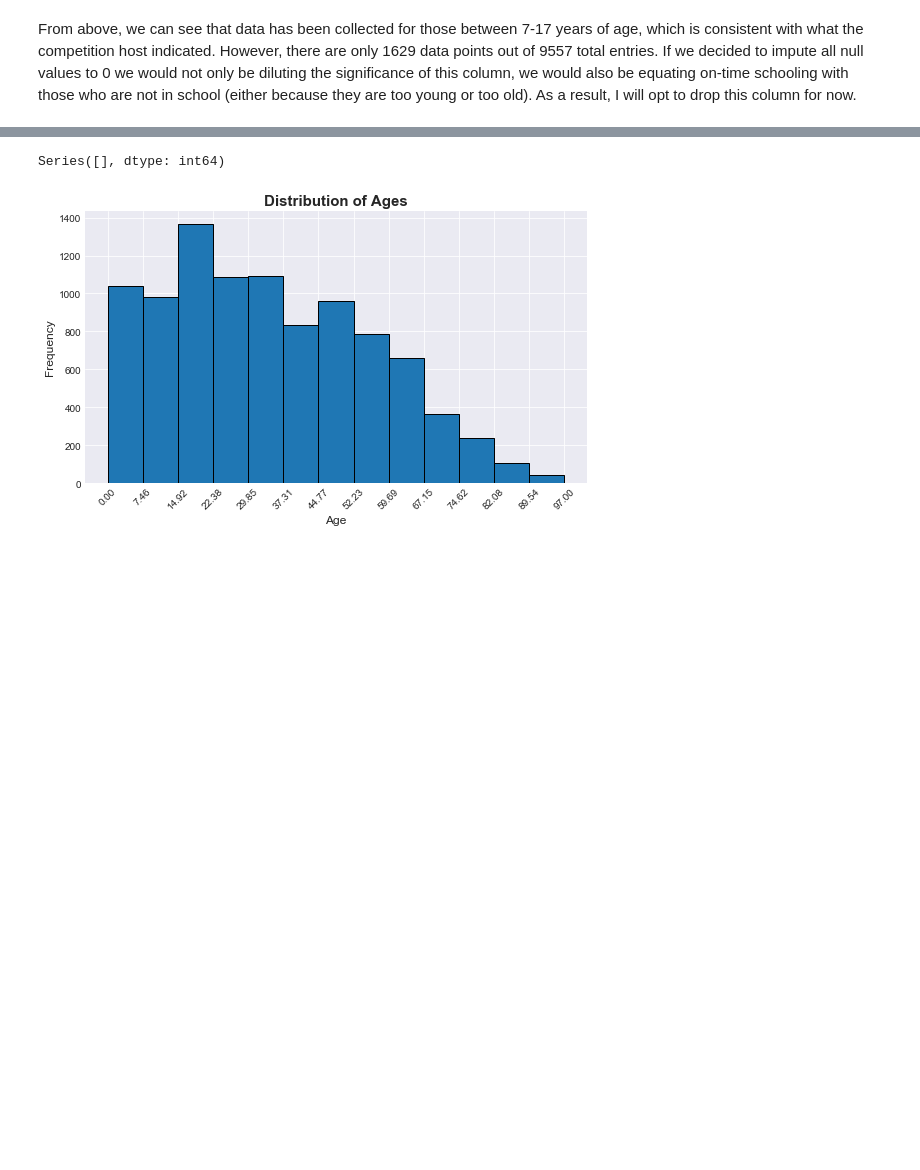
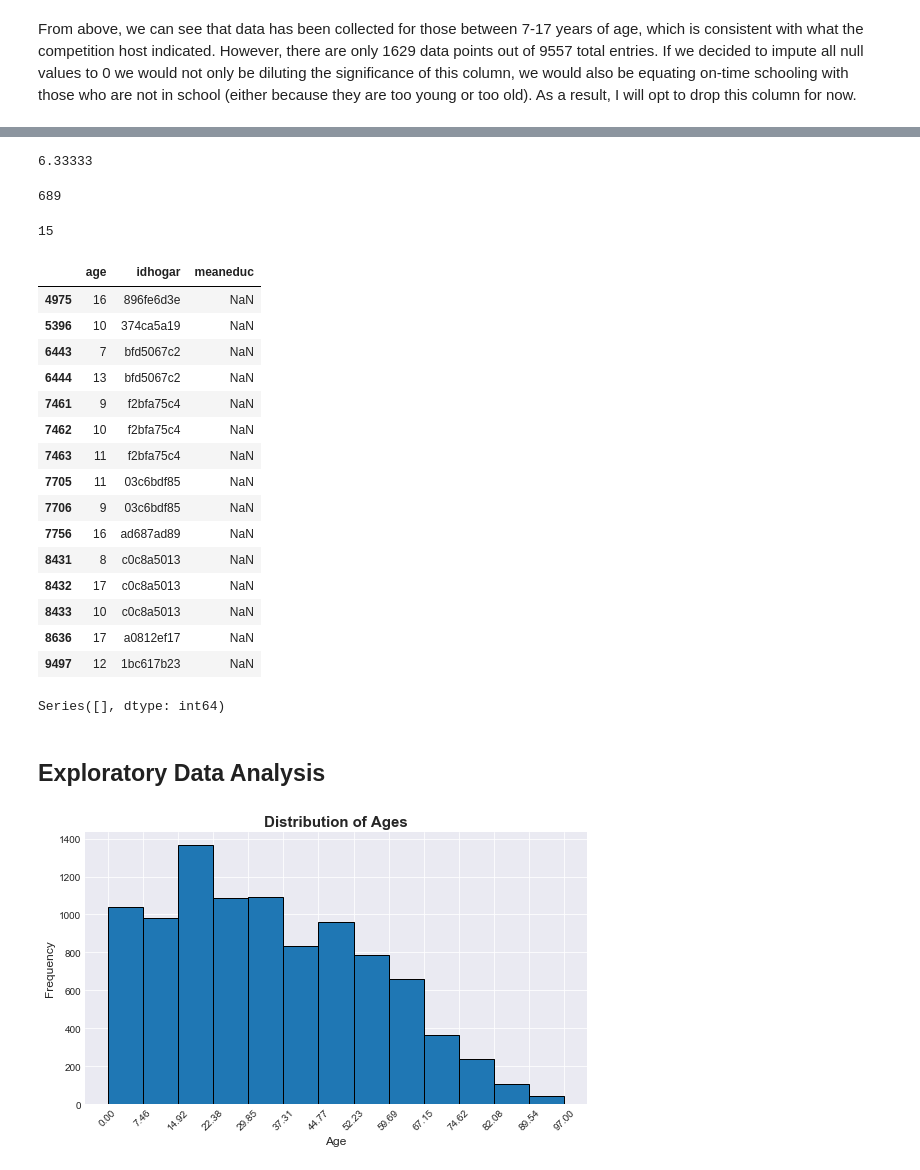
Before and after one commit to smakhijani/kaggle-costarica-poverty, a Jupyter notebook: EDA.ipynb, the cells around one changed output, grey strips where cells are left out. Saved outputs shown, nothing was run; the diff lists cells and outputs as text; code cells hidden in the pictures; blank space fills up the shorter version.

```diff
--- a/EDA.ipynb
+++ b/EDA.ipynb
@@ -212,5 +166,73 @@ train['meaneduc'].fillna(0, inplace = True)
-# %%
-# Lastly, we will look at sqbmeaned which stands for 'square of the mean years of education of adults 18+ in the HH
-# As this relates to the last variable we looked at, we will treat it the same way and impute the 5 nulls with 0
-
-train['sqbmeaned'].fillna(0, inplace = True)
+# %%
+round(train[(train['idhogar']=='51e901e19')&(train['age']>=18)]['escolari'].mean(), 5)
+# %% [output]
+6.33333
+# %%
+# The next column of concern, meaneduc, stands for average years of education for adults (18+)
+# According to the competition hosts, meaneduc is calculated by averaging the years of education for
+# all those over 18 in a househould
+# Before investigating the missing data points, we will check if the calculations are accurate
+
+household_list = []
+for household in train['idhogar'].unique():
+    avg_ed = train[(train['idhogar']==household)&(train['age']>=18)]['escolari'].mean()
+    train_mean_ed = train[(train['idhogar']==household)][['meaneduc']].values[0][0]
+
+    if avg_ed != train_mean_ed:
+        household_list.append(household)
+# %%
+# There seem to be 689 households with the incorrect meaneduc
+# Therefore, as we impute the null values in meaneduc with the calculated average years of education of those 18+, we
+# we will also correct the incorrect meaneduc's.
+
+len(household_list)
+# %% [output]
+689
+# %%
+# Create table of households and average years of education
+
+household_avg_ed = {}
+for household in train['idhogar'].unique():
+    avg_ed = train[(train['idhogar']==household)&(train['age']>=18)]['escolari'].mean()
+    household_avg_ed[household] = avg_ed
+
+# Create dataframe with household_avg_ed keys and values as the two columns
+
+household_table = pd.DataFrame({'hh_id': list(household_avg_ed.keys()), 'mean_educ': list(household_avg_ed.values())})
+
+# Merge household_table with train df
+
+train = train.merge(household_table, left_on = 'idhogar', right_on = 'hh_id', how = 'outer').drop('hh_id', axis = 1)
+
+# Change meaneduc values to mean_educ and then drop mean_educ
+
+train['meaneduc'] = train['mean_educ']
+
+train = train.drop('mean_educ', axis = 1)
+# %%
+# Check if there are remaining null values
+
+train['meaneduc'].isnull().sum()
+# %% [output]
+15
+# %%
+# Since we have 15 remaining null values, we will check the ages of those in the households in question
+
+train[train['meaneduc'].isnull()==True][['age','idhogar','meaneduc']]
+# %% [output]
+|  | age | idhogar | meaneduc |
+| 4975 | 16 | 896fe6d3e | NaN |
+| 5396 | 10 | 374ca5a19 | NaN |
+| 6443 | 7 | bfd5067c2 | NaN |
+| 6444 | 13 | bfd5067c2 | NaN |
+| 7461 | 9 | f2bfa75c4 | NaN |
+| 7462 | 10 | f2bfa75c4 | NaN |
+| 7463 | 11 | f2bfa75c4 | NaN |
+| 7705 | 11 | 03c6bdf85 | NaN |
+| 7706 | 9 | 03c6bdf85 | NaN |
+| 7756 | 16 | ad687ad89 | NaN |
+| 8431 | 8 | c0c8a5013 | NaN |
+| 8432 | 17 | c0c8a5013 | NaN |
+| 8433 | 10 | c0c8a5013 | NaN |
+| 8636 | 17 | a0812ef17 | NaN |
+| 9497 | 12 | 1bc617b23 | NaN |
@@ -218,6 +251,8 @@ train['sqbmeaned'].fillna(0, inplace = True)
 train.isnull().sum()[train.isnull().sum() > 0]
 # %% [output]
 Series([], dtype: int64)
+# %% [markdown]
+## Exploratory Data Analysis
 # %%
 # Let's check the age distribution
 
```
Also changed, not shown: parts of 9 cells of this notebook.
